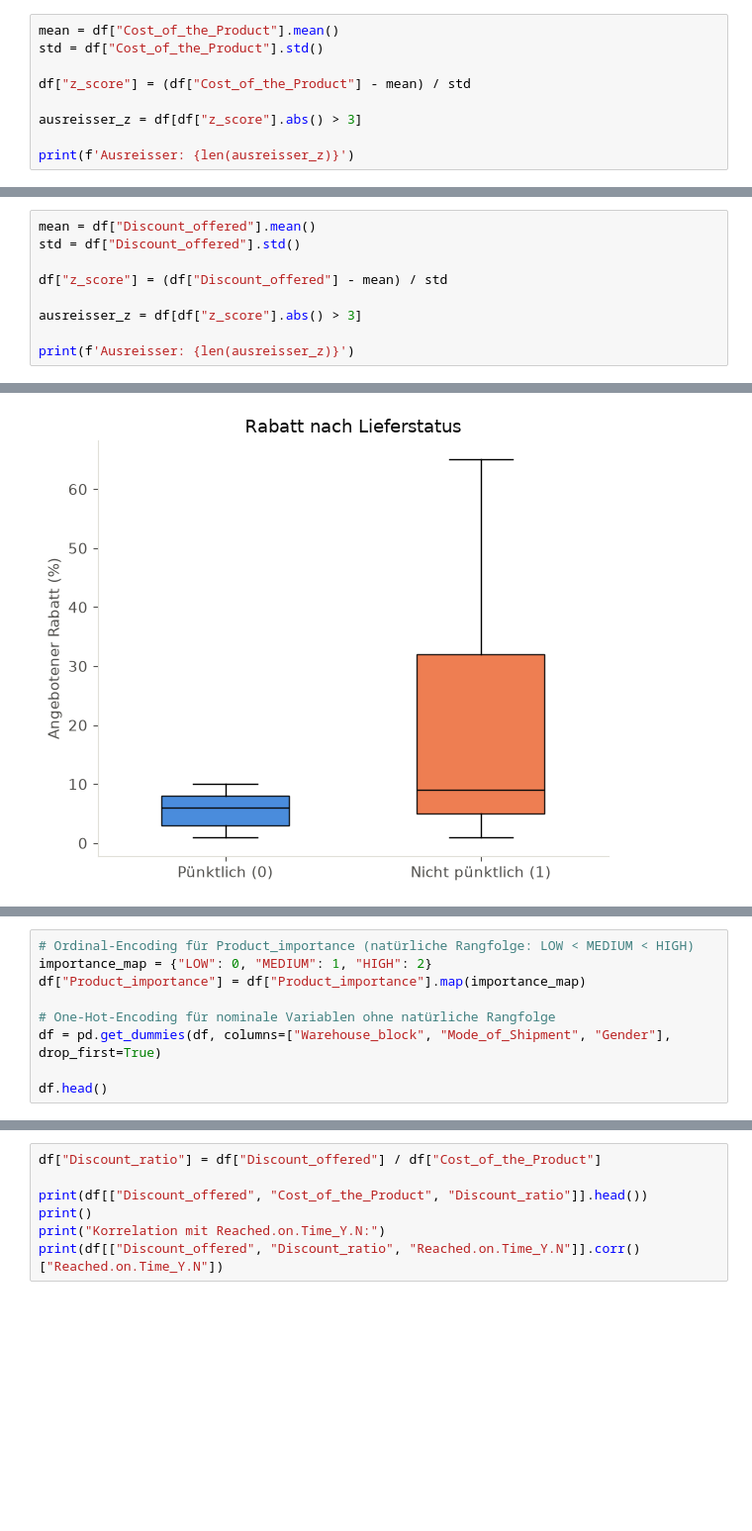
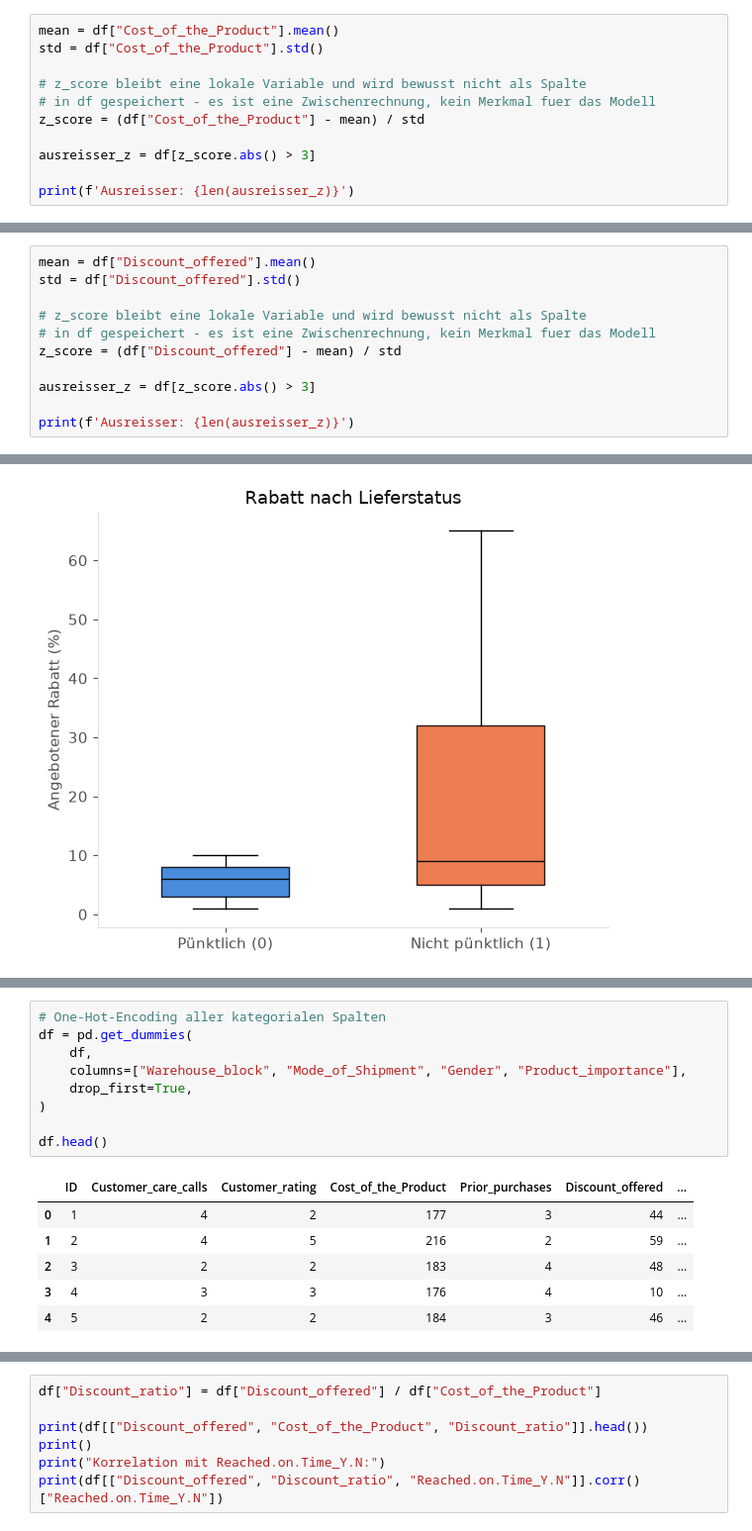
Before and after one commit to sheleut/Data-Science-E-Commerce, a Jupyter notebook: Notebook.ipynb, the cells around one changed output, grey strips where cells are left out. Shown at 99% size. Saved outputs shown, nothing was run; the diff lists cells and outputs as text; blank space fills up the shorter version.

```diff
--- a/Notebook.ipynb
+++ b/Notebook.ipynb
@@ -145,9 +145,11 @@ Ausreisser: 0
 mean = df["Cost_of_the_Product"].mean()
 std = df["Cost_of_the_Product"].std()
 
-df["z_score"] = (df["Cost_of_the_Product"] - mean) / std
+# z_score bleibt eine lokale Variable und wird bewusst nicht als Spalte
+# in df gespeichert - es ist eine Zwischenrechnung, kein Merkmal fuer das Modell
+z_score = (df["Cost_of_the_Product"] - mean) / std
 
-ausreisser_z = df[df["z_score"].abs() > 3]
+ausreisser_z = df[z_score.abs() > 3]
 
 print(f'Ausreisser: {len(ausreisser_z)}')
 # %% [output]
@@ -196,9 +198,11 @@ Es gibt 2209 Ausreisse bei Rabatten
 mean = df["Discount_offered"].mean()
 std = df["Discount_offered"].std()
 
-df["z_score"] = (df["Discount_offered"] - mean) / std
+# z_score bleibt eine lokale Variable und wird bewusst nicht als Spalte
+# in df gespeichert - es ist eine Zwischenrechnung, kein Merkmal fuer das Modell
+z_score = (df["Discount_offered"] - mean) / std
 
-ausreisser_z = df[df["z_score"].abs() > 3]
+ausreisser_z = df[z_score.abs() > 3]
 
 print(f'Ausreisser: {len(ausreisser_z)}')
 # %% [output]
@@ -390,9 +453,0 @@ Die meisten ML-Modelle benötigen numerische Eingaben. Die vier kategorialen Spa
-# %%
-# Ordinal-Encoding für Product_importance (natürliche Rangfolge: LOW < MEDIUM < HIGH)
-importance_map = {"LOW": 0, "MEDIUM": 1, "HIGH": 2}
-df["Product_importance"] = df["Product_importance"].map(importance_map)
-
-# One-Hot-Encoding für nominale Variablen ohne natürliche Rangfolge
-df = pd.get_dummies(df, columns=["Warehouse_block", "Mode_of_Shipment", "Gender"], drop_first=True)
-
-df.head()
@@ -406,3 +470,19 @@ df.head()
+# %%
+# One-Hot-Encoding aller kategorialen Spalten
+df = pd.get_dummies(
+    df,
+    columns=["Warehouse_block", "Mode_of_Shipment", "Gender", "Product_importance"],
+    drop_first=True,
+)
+
+df.head()
+# %% [output]
+|  | ID | Customer_care_calls | Customer_rating | Cost_of_the_Product | Prior_purchases | Discount_offered | ... |
+| 0 | 1 | 4 | 2 | 177 | 3 | 44 | ... |
+| 1 | 2 | 4 | 5 | 216 | 2 | 59 | ... |
+| 2 | 3 | 2 | 2 | 183 | 4 | 48 | ... |
+| 3 | 4 | 3 | 3 | 176 | 4 | 10 | ... |
+| 4 | 5 | 2 | 2 | 184 | 3 | 46 | ... |
 # %% [markdown]
 ### Abgeleitetes Feature: Discount_ratio
 
```
Also changed, not shown: parts of 56 cells of this notebook.
